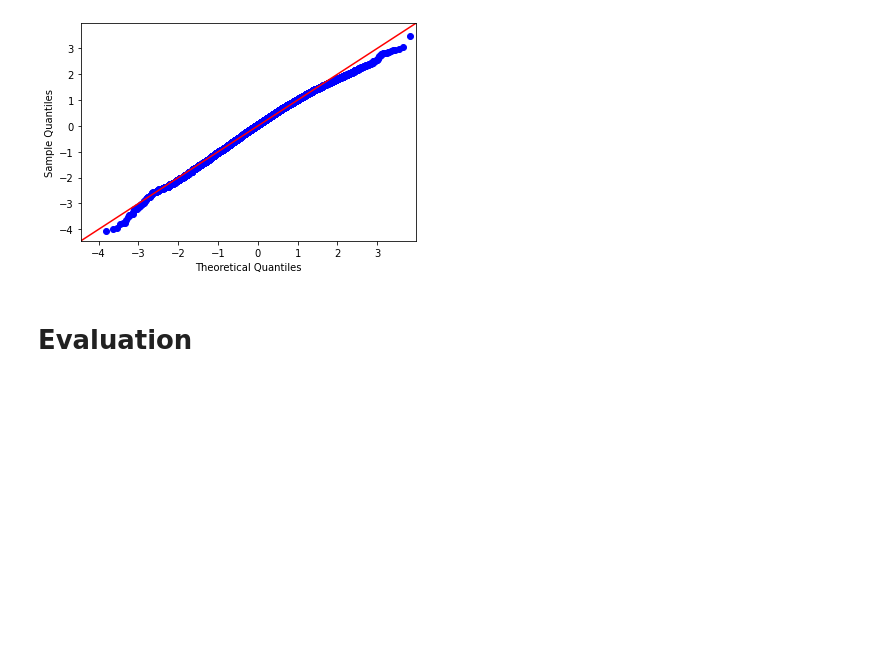
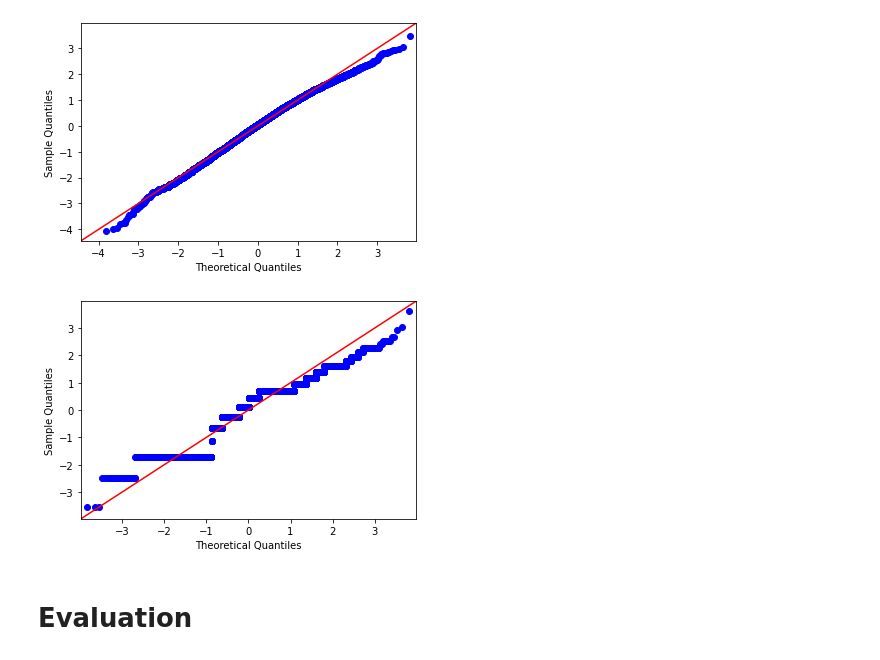
Before and after one commit to ashakeri92/dsc-phase-2-project-v2-3, a Jupyter notebook: Analysis.ipynb, the cells around one changed output. Cells and saved outputs as stored; diff of their text form; code cells hidden in the pictures; blank space fills up the shorter version.

```diff
--- a/Analysis.ipynb
+++ b/Analysis.ipynb
@@ -297,0 +315,3 @@ array([8.74529574, 6.66956407, 5.7167692 , ..., 7.86055765, 3.47089559,
+# %%
+model3 = sm.OLS(bath_scld, kc['bathrooms']).fit()
+model3.summary()
@@ -305,6 +345,12 @@ fig.show()
 #this model is very skewed
 # %% [output]
 [figure]
+# %%
+residuals = model3.resid
+fig = sm.graphics.qqplot(bath_scld, dist=stats.norm, line='45', fit=True)
+fig.show()
+# %% [output]
+[figure, added]
 # %% [markdown]
 # Evaluation
 # %% [markdown]
```
Also changed, not shown: parts of 8 cells of this notebook.
